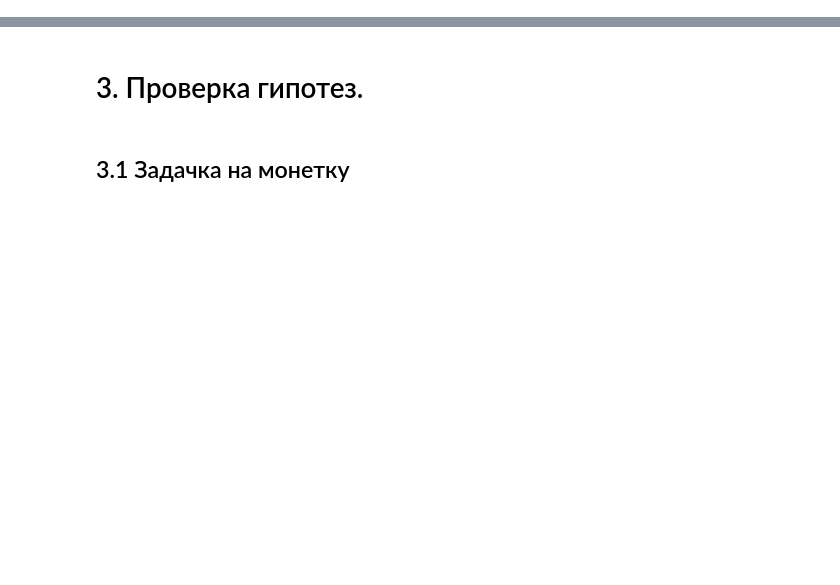
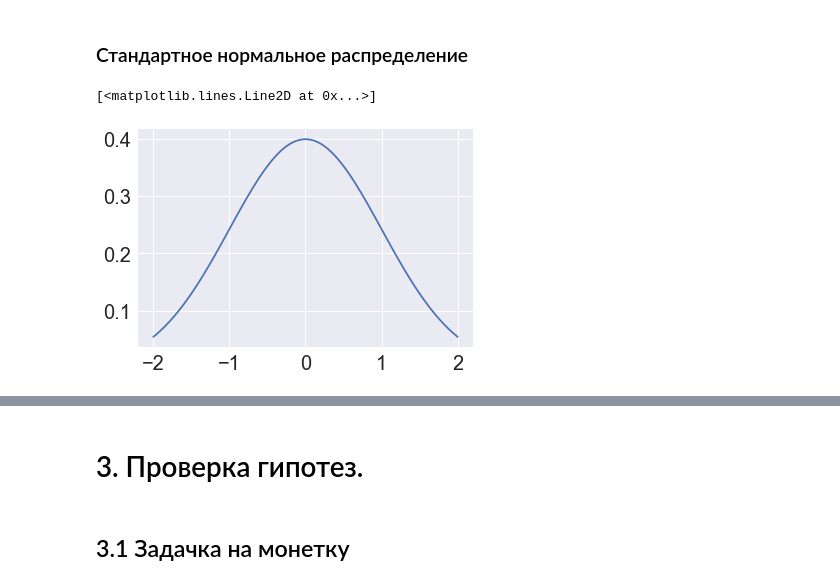
Before and after one commit to SchattenGenie/statsbio, a Jupyter notebook: seminars/05_intervals_and_tests/intervals_and_tests.ipynb, the cells around one changed output, grey strips where cells are left out. Saved outputs shown, nothing was run; the diff lists cells and outputs as text; code cells hidden in the pictures; blank space fills up the shorter version.

```diff
--- a/seminars/intervals_and_tests.ipynb
+++ b/seminars/05_intervals_and_tests/intervals_and_tests.ipynb
@@ -0,0 +154,8 @@
+# %% [markdown]
+### Стандартное нормальное распределение
+# %%
+x = np.linspace(-2, 2, 100)
+plt.plot(x, (norm().pdf(x)))
+# %% [output]
+[<matplotlib.lines.Line2D at 0x...>]
+[figure, added]
```
Also changed, not shown: parts of 87 cells of this notebook, 5 other files.
